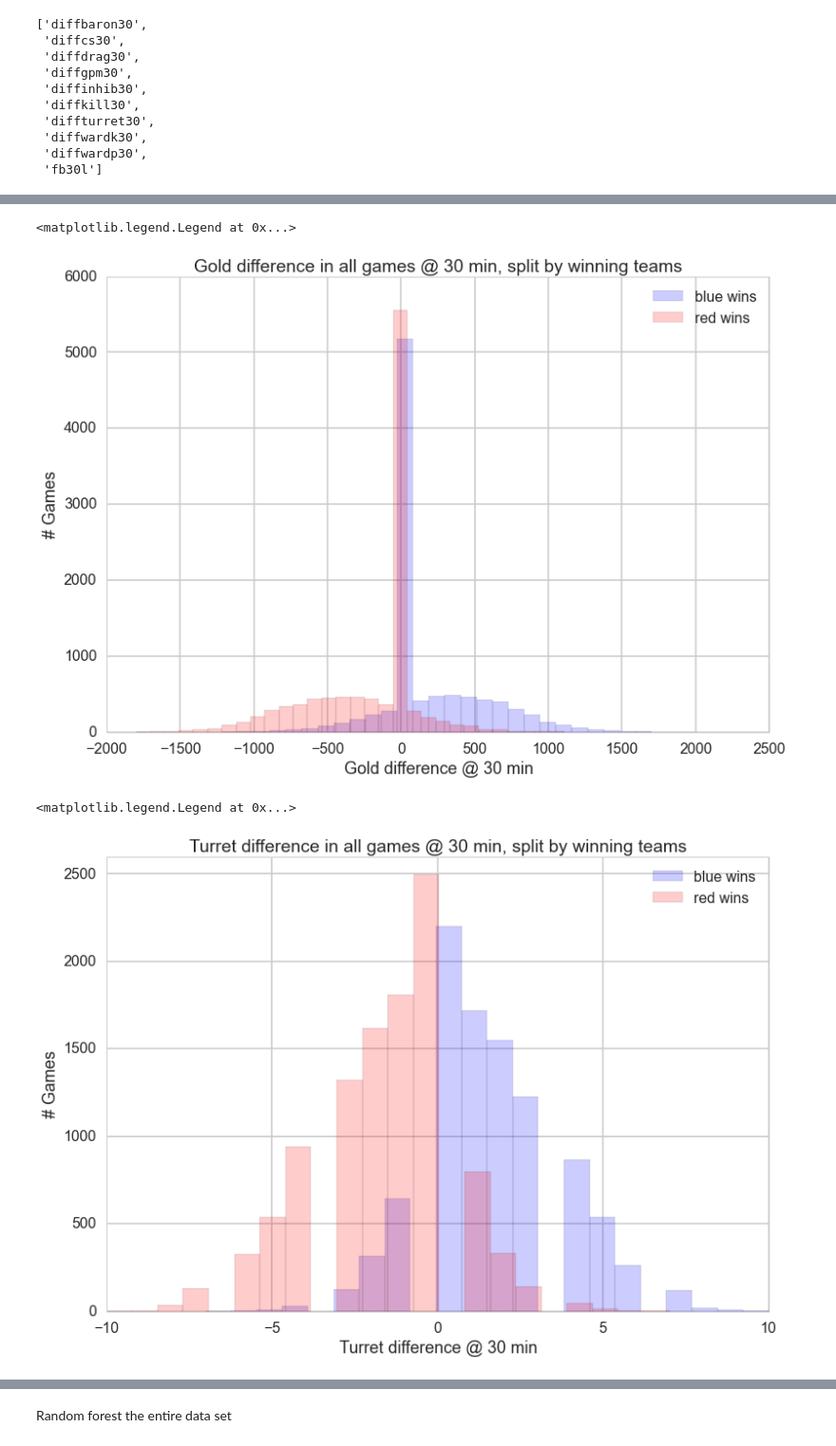
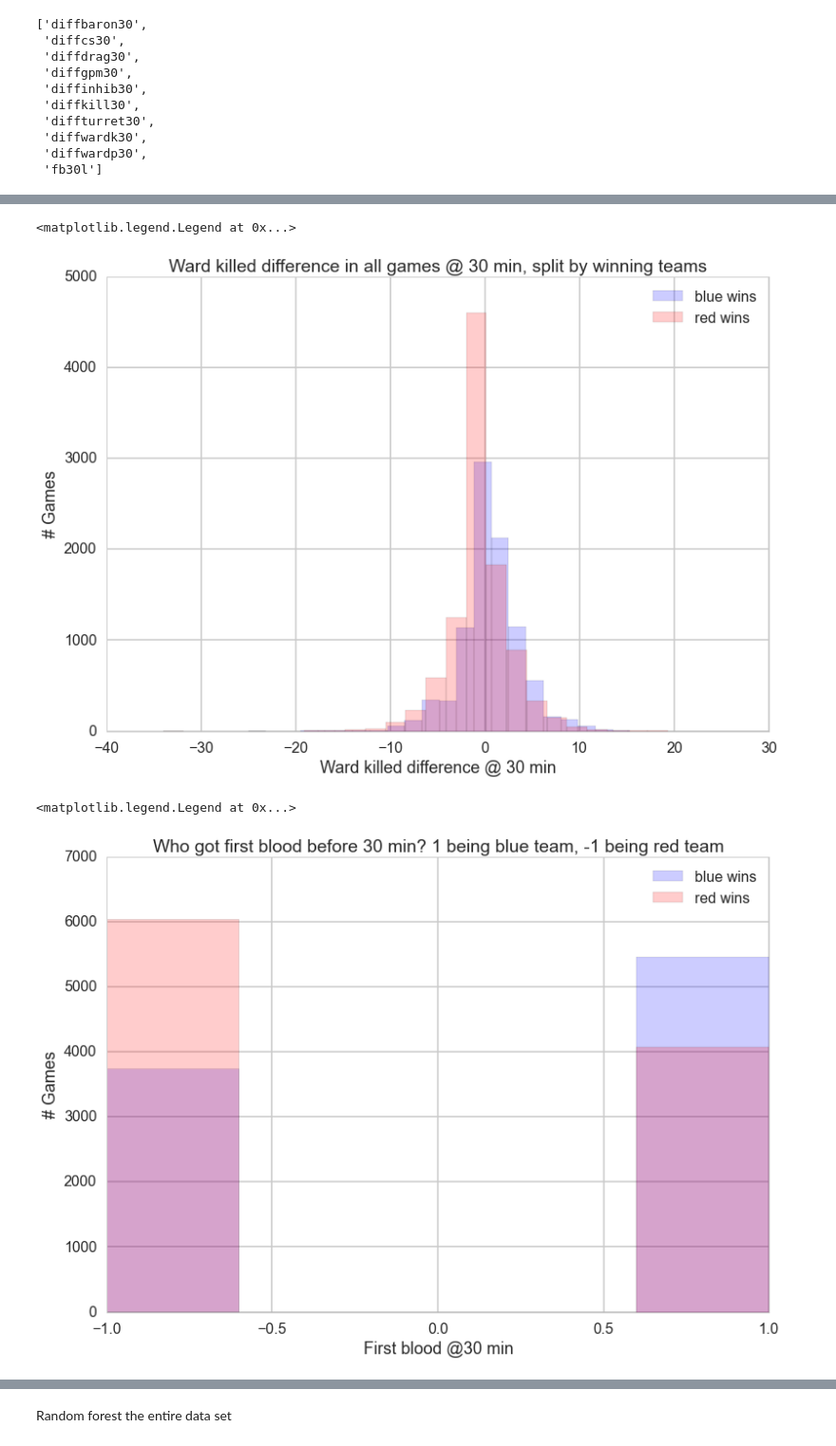
Before and after one commit to bchang823/109final, a Jupyter notebook: Leo_Models.ipynb, the cells around one changed output, grey strips where cells are left out. Shown at 95% size. Drawn from its saved outputs; the diff is of its cells as text; code cells hidden in the pictures.

```diff
--- a/Leo_Models.ipynb
+++ b/Leo_Models.ipynb
@@ -524,13 +524,18 @@ print col3
 ['diffbaron10', 'diffcs10', 'diffdrag10', 'diffgpm10', 'diffinhib10', 'diffkill10', 'diffturret10', 'diffwardk10', 'diffwardp10', 'fb10l', 'win']
 ['diffbaron20', 'diffcs20', 'diffdrag20', 'diffgpm20', 'diffinhib20', 'diffkill20', 'diffturret20', 'diffwardk20', 'diffwardp20', 'fb20l', 'win']
 ['diffbaron30', 'diffcs30', 'diffdrag30', 'diffgpm30', 'diffinhib30', 'diffkill30', 'diffturret30', 'diffwardk30', 'diffwardp30', 'fb30l', 'win']
+# %%
+#gametimes @ 20 min, games that are longer >600
+hidf = df.loc[df['gametimes']>600]
+#gametimes @ 30 min, games that are longer >120
+hidf2 = df.loc[df['gametimes']>1200]
 # %%
 #10 min values
 df1 = df[col1]
 #20 min values
-df2 = df[col2]
+df2 = hidf[col2]
 #30 min values
-df3 = df[col3]
+df3 = hidf2[col3]
 # %%
 df1.head()
 # %% [output]
@@ -1019,0 +1050,4 @@ plt.show()
+# %%
+#spliting into blue and red wins to help us visualize
+bluewins3 = df3.query('win == True')
+redwins3 = df3.query('win == False')
@@ -1069,23 +1172,22 @@ plt.title('Gold difference in all games @ 30 min')
 # %%
 #all games, split by winning team
-plt.hist(np.array(bluewins1['diffgpm30']), bins = 30, color = 'b', alpha = 0.2, label = "blue wins")
-plt.hist(np.array(redwins1['diffgpm30']), bins = 30, color = 'r', alpha = 0.2, label = "red wins")
+plt.hist(np.array(bluewins3['diffwardk30']), bins = 30, color = 'b', alpha = 0.2, label = "blue wins")
+plt.hist(np.array(redwins3['diffwardk30']), bins = 30, color = 'r', alpha = 0.2, label = "red wins")
 plt.ylabel('# Games', fontsize = 18)
-plt.xlabel('Gold difference @ 30 min', fontsize = 18)
-plt.title('Gold difference in all games @ 30 min, split by winning teams')
+plt.xlabel('Ward killed difference @ 30 min', fontsize = 18)
+plt.title('Ward killed difference in all games @ 30 min, split by winning teams')
 plt.legend()
 # %% [output]
 <matplotlib.legend.Legend at 0x...>
-[figure, old version]
+[figure, new version]
 # %%
 #all games, split by winning team
-plt.hist(np.array(bluewins1['diffturret30']), bins = 22, color = 'b', alpha = 0.2, label = "blue wins")
-plt.hist(np.array(redwins1['diffturret30']), bins = 22, color = 'r', alpha = 0.2, label = "red wins")
+plt.hist(np.array(bluewins3['fb30l']), bins = 5, color = 'b', alpha = 0.2, label = "blue wins")
+plt.hist(np.array(redwins3['fb30l']), bins = 5, color = 'r', alpha = 0.2, label = "red wins")
 plt.ylabel('# Games', fontsize = 18)
-plt.ylim((0,2600))
-plt.xlabel('Turret difference @ 30 min', fontsize = 18)
-plt.title('Turret difference in all games @ 30 min, split by winning teams')
+plt.xlabel('First blood @30 min', fontsize = 18)
+plt.title('Who got first blood before 30 min? 1 being blue team, -1 being red team')
 plt.legend()
 # %% [output]
 <matplotlib.legend.Legend at 0x...>
-[figure, old version]
+[figure, new version]
```
Also changed, not shown: parts of 69 cells of this notebook.
